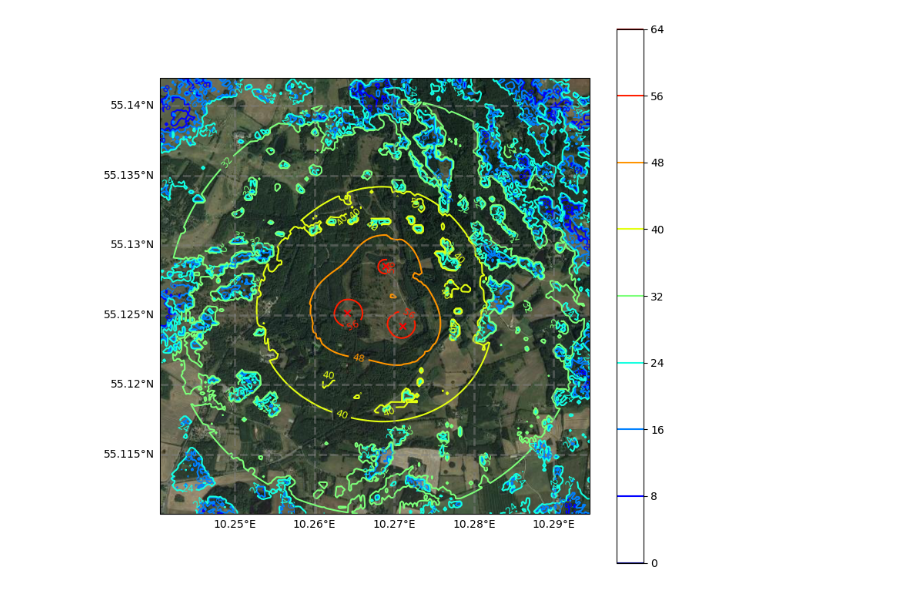
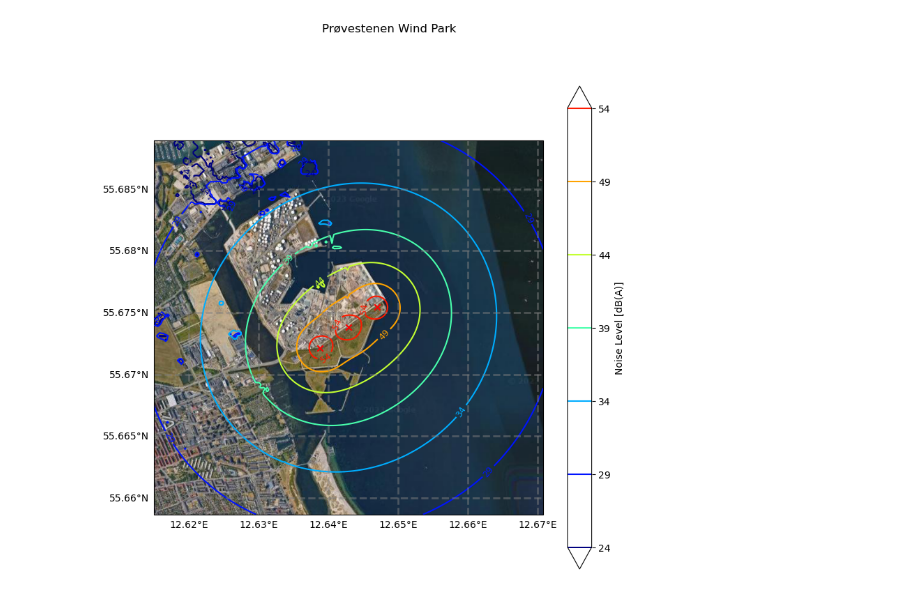
Before and after one commit to FPWRasmussen/DTU-Special-Course, a Jupyter notebook: src/noise/noise_map.ipynb, the cells around one changed output. Drawn from its saved outputs; the diff is of its cells as text; code cells hidden in the pictures.

```diff
--- a/src/noise/noise_map.ipynb
+++ b/src/noise/noise_map.ipynb
@@ -100,20 +138,32 @@ LDW = solve_noise_map(elevation_handler, point_source_data)
+# %%
+dist = 1500
+point_source_data = import_point_source_data("Prøvestenen2.json")
+map_boundaries = calc_extent(point_source_data, dist)
+map_shape = [200, 200]
+map_boundaries = calc_extent(point_source_data, dist)
+elevation_handler = ElevationHandler(map_boundaries, map_shape)
+LDW = solve_noise_map(elevation_handler, point_source_data, ground_factor = 0, temp = 10, rh = 80, receiver_height=1.5)
 # %%
+vmin = 24
+vmax = float('%.2g' % np.max(LDW))
+levels = np.arange(vmin, vmax, 5)
+
 plt.figure(figsize=(9, 9))
 imagery = GoogleTiles(style = "satellite")
 ax = plt.axes(projection=imagery.crs)
 ax.set_extent(map_boundaries)
-
-cp = ax.contour(elevation_handler.long_range, elevation_handler.lat_range, LDW, alpha = 1, cmap = "jet", transform=ccrs.PlateCarree())
+cp = ax.contour(elevation_handler.long_range, elevation_handler.lat_range, LDW,
+                alpha = 1, cmap = "jet", transform=ccrs.PlateCarree(),
+                levels = levels, vmin = vmin, vmax = vmax, extend = "both")
 ax.scatter(point_source_data.longitude, point_source_data.latitude, marker = "x", color = "red", transform=ccrs.PlateCarree())
-plt.colorbar(cp, ax = ax)
+plt.colorbar(cp, ax = ax, label = "Noise Level [dB(A)]")
 plt.clabel(cp, fontsize = 9, inline=1)
-
 ax.add_image(imagery, 14) # 16
 gl = ax.gridlines(crs=ccrs.PlateCarree(), draw_labels=True, linewidth=2, color='gray', alpha=0.5, linestyle='--')
 gl.top_labels = False
 gl.right_labels = False
-
+plt.suptitle("Prøvestenen Wind Park")
 plt.tight_layout
 plt.show()
 # %% [output]
-[figure, old version]
+[figure, new version]
```
Also changed, not shown: parts of 14 cells of this notebook, 20 other files.
